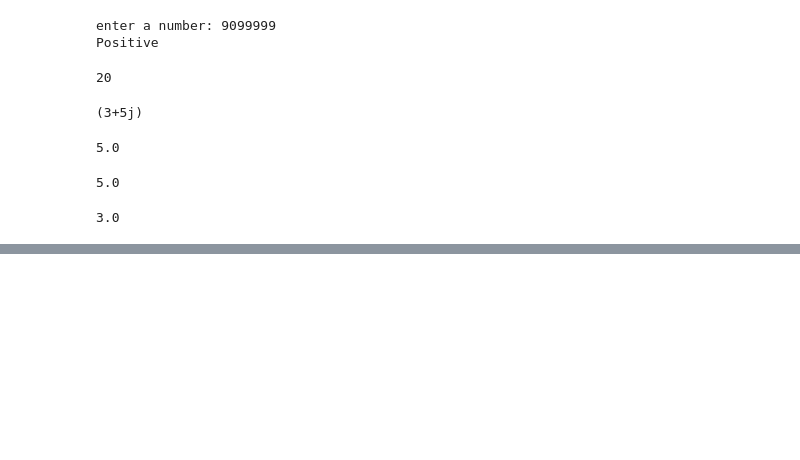
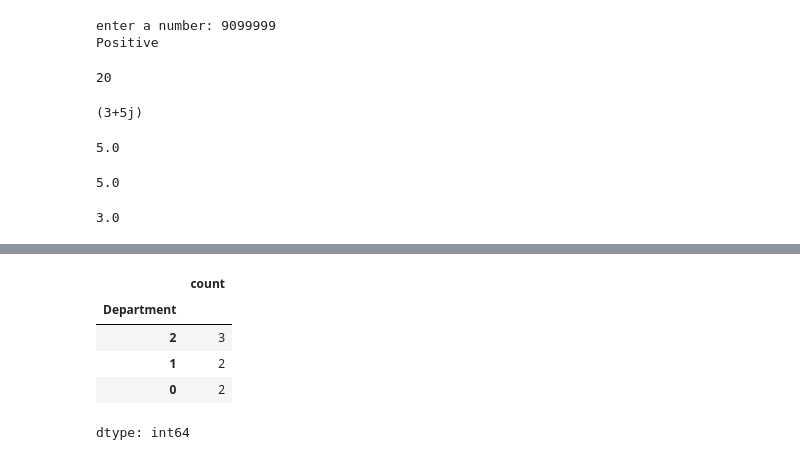
Before and after one commit to gurudattamanpreet/Practice, a Jupyter notebook: Shiva_Concept_Class.ipynb, the cells around one changed output, grey strips where cells are left out. Cells and saved outputs as stored; diff of their text form; code cells hidden in the pictures; blank space fills up the shorter version.

```diff
--- a/Shiva_Concept_Class.ipynb
+++ b/Shiva_Concept_Class.ipynb
@@ -1508,3 +1509,9 @@ b.imag
 b.real
 # %% [output]
 3.0
+# %%
+import pandas as pd
+
+data = {'Department': ['HR', 'IT', 'Finance', 'HR', 'IT', 'Finance', 'IT']}
+df = pd.DataFrame(data)
+print(df)
@@ -1510,0 +1538,2 @@ b.real
+# %%
+df['Department']=df['Department'].astype('category')
@@ -1510,0 +1551,11 @@ b.real
+# %%
+df['Department']=df['Department'].cat.codes
+# %%
+df['Department'].value_counts()
+# %% [output]
+|  | count |
+| Department |  |
+| 2 | 3 |
+| 1 | 2 |
+| 0 | 2 |
+dtype: int64
```
Also changed, not shown: parts of 21 cells of this notebook.
